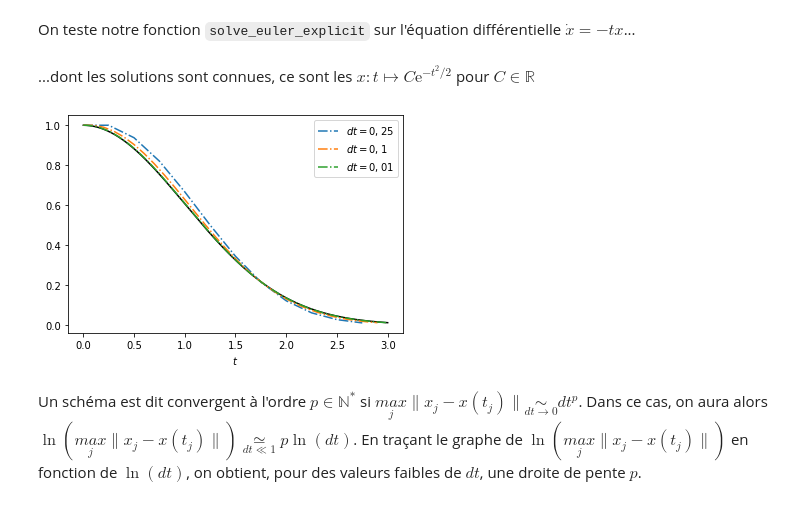
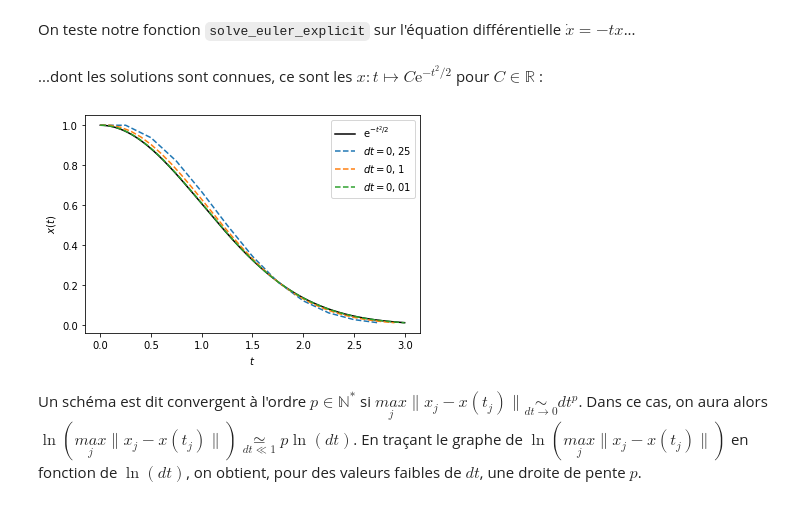
Before and after one commit to colombe-nothhelfer/ProjetNumerique2, a Jupyter notebook: Untitled.ipynb, the cells around one changed output. Saved outputs shown, nothing was run; the diff lists cells and outputs as text; code cells hidden in the pictures.

```diff
--- a/Untitled.ipynb
+++ b/Untitled.ipynb
@@ -23,28 +75,29 @@
 def f(t, x):
     return(-t*x)
 # %% [markdown]
-...dont les solutions sont connues, ce sont les $x : t \mapsto C\mathrm{e}^{-t^2/2}$ pour $C \in \mathbb{R}$
+...dont les solutions sont connues, ce sont les $x : t \mapsto C\mathrm{e}^{-t^2/2}$ pour $C \in \mathbb{R}$ :
 # %%
 def g(t):
     return np.exp(-t**2/2)
 # %%
 T_1, X_1 = solve_euler_explicit(f, 1, 0.25, 0, 3)
 
 T_2, X_2 = solve_euler_explicit(f, 1, 10**(-1), 0, 3)
 
 T_3, X_3 = solve_euler_explicit(f, 1, 10**(-2), 0, 3)
 
-plt.plot(T_3, g(T_3), linestyle = '-', color='k')
+plt.plot(T_3, g(T_3), linestyle = '-', color='k', label='$\mathrm{e}^{-t^2/2}$')
 
-plt.plot(T_1, X_1, linestyle='-.', label='$dt=0,25$')
-plt.plot(T_2, X_2, linestyle='-.', label='$dt=0,1$')
-plt.plot(T_3, X_3, linestyle='-.', label='$dt=0,01$')
+plt.plot(T_1, X_1, linestyle='--', label='$dt=0,25$')
+plt.plot(T_2, X_2, linestyle='--', label='$dt=0,1$')
+plt.plot(T_3, X_3, linestyle='--', label='$dt=0,01$')
 
 plt.legend(loc=0)
 plt.xlabel('$t$')
+plt.ylabel('$x(t)$')
 plt.show()
 # %% [output]
-[figure, old version]
+[figure, new version]
 # %% [markdown]
 Un schéma est dit convergent à l'ordre $p \in \mathbb{N^*}$ si $\underset{j}{max} \|x_j - x(t_j)\| \underset{dt \to 0}{\sim} dt^p$. Dans ce cas, on aura alors $\ln( \underset{j}{max} \|x_j - x(t_j)\| ) \underset{dt \ll 1}{\simeq} p \ln(dt)$. En traçant le graphe de $\ln( \underset{j}{max} \|x_j - x(t_j)\| )$ en fonction de $\ln(dt)$, on obtient, pour des valeurs faibles de $dt$, une droite de pente $p$.
 # %%
```
Also changed, not shown: parts of 5 cells of this notebook.
